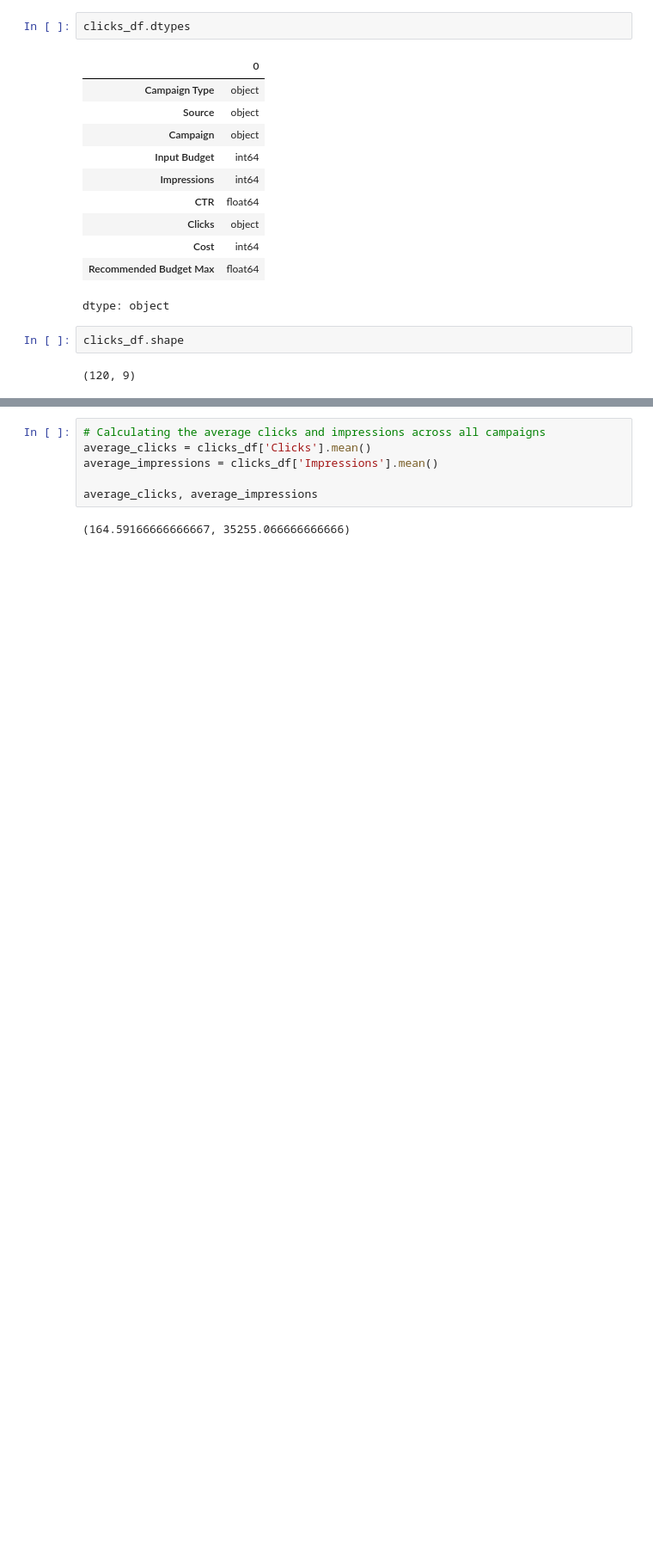
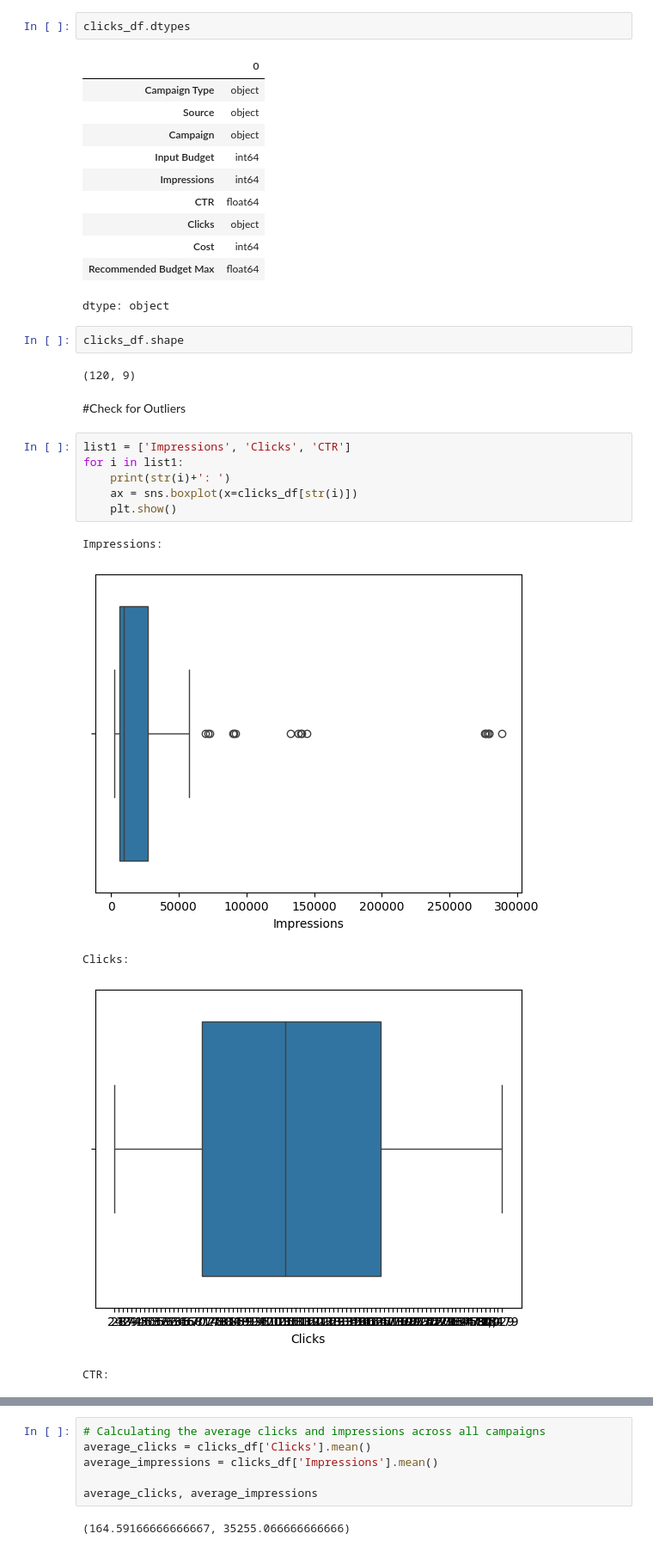
Before and after one commit to CMunoz-28/Marketing-Analytics-CSUEastBay, a Jupyter notebook: Stukent_OptimizeforClicks.ipynb, the cells around one changed output, grey strips where cells are left out. Shown at 86% size. Saved outputs shown, nothing was run; the diff lists cells and outputs as text; blank space fills up the shorter version.

```diff
--- a/Stukent_OptimizeforClicks.ipynb
+++ b/Stukent_OptimizeforClicks.ipynb
@@ -161,3 +157,17 @@ dtype: object
 clicks_df.shape
 # %% [output]
 (120, 9)
+# %% [markdown]
+#Check for Outliers
+# %%
+list1 = ['Impressions', 'Clicks', 'CTR']
+for i in list1:
+    print(str(i)+': ')
+    ax = sns.boxplot(x=clicks_df[str(i)])
+    plt.show()
+# %% [output]
+Impressions:
+[figure, added]
+Clicks:
+[figure, added]
+CTR:
```
Also changed, not shown: parts of 50 cells of this notebook.
